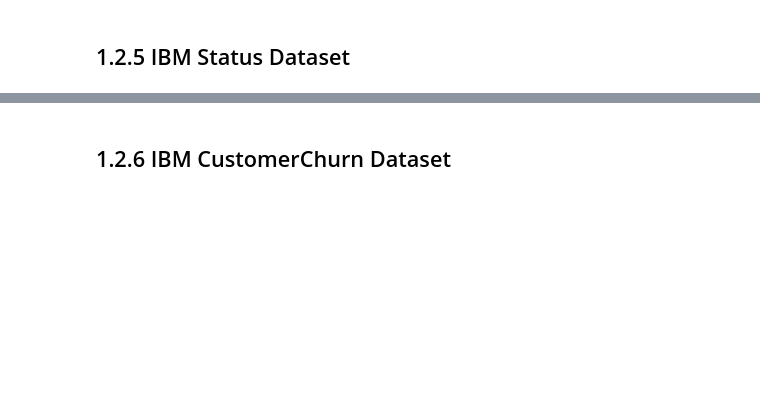
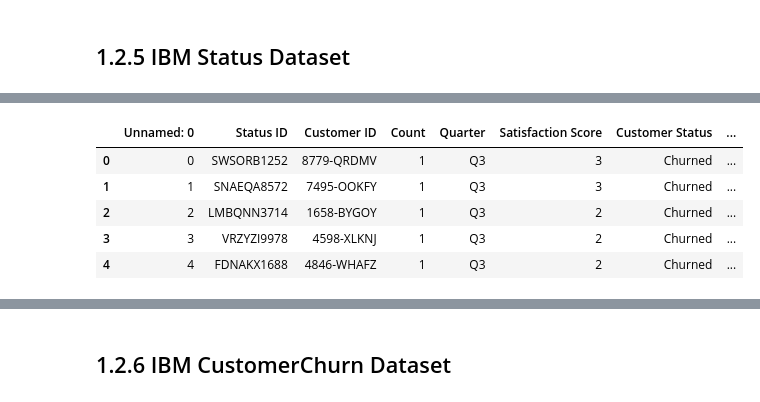
Before and after one commit to eelisee/telco-customer-churn, a Jupyter notebook: 3_preprocessing/preprocessing.ipynb, the cells around one changed output, grey strips where cells are left out. Cells and saved outputs as stored; diff of their text form; code cells hidden in the pictures; blank space fills up the shorter version.

```diff
--- a/3_preprocessing/preprocessing.ipynb
+++ b/3_preprocessing/preprocessing.ipynb
@@ -462,0 +522,21 @@ Write a description of the key insights of the location dataset by analyzing the
+# %%
+# Load the status dataset
+status_file_path = '../2_data/original_data/Telecommunications_Industry/Telco_customer_churn_status.xlsx'
+csv_file_path = '../2_data/Telco_customer_churn_status.csv'
+df_status = pd.read_excel(status_file_path)
+
+# Save the status dataset to a CSV file
+df_status.to_csv(csv_file_path)
+
+# Load the status dataset from the CSV file
+df_status = pd.read_csv(csv_file_path)
+
+# Display the first few rows of the status dataset
+df_status.head()
+# %% [output]
+|  | Unnamed: 0 | Status ID | Customer ID | Count | Quarter | Satisfaction Score | Customer Status | ... |
+| 0 | 0 | SWSORB1252 | 8779-QRDMV | 1 | Q3 | 3 | Churned | ... |
+| 1 | 1 | SNAEQA8572 | 7495-OOKFY | 1 | Q3 | 3 | Churned | ... |
+| 2 | 2 | LMBQNN3714 | 1658-BYGOY | 1 | Q3 | 2 | Churned | ... |
+| 3 | 3 | VRZYZI9978 | 4598-XLKNJ | 1 | Q3 | 2 | Churned | ... |
+| 4 | 4 | FDNAKX1688 | 4846-WHAFZ | 1 | Q3 | 2 | Churned | ... |
```
Also changed, not shown: parts of 10 cells of this notebook, 3 other files.
